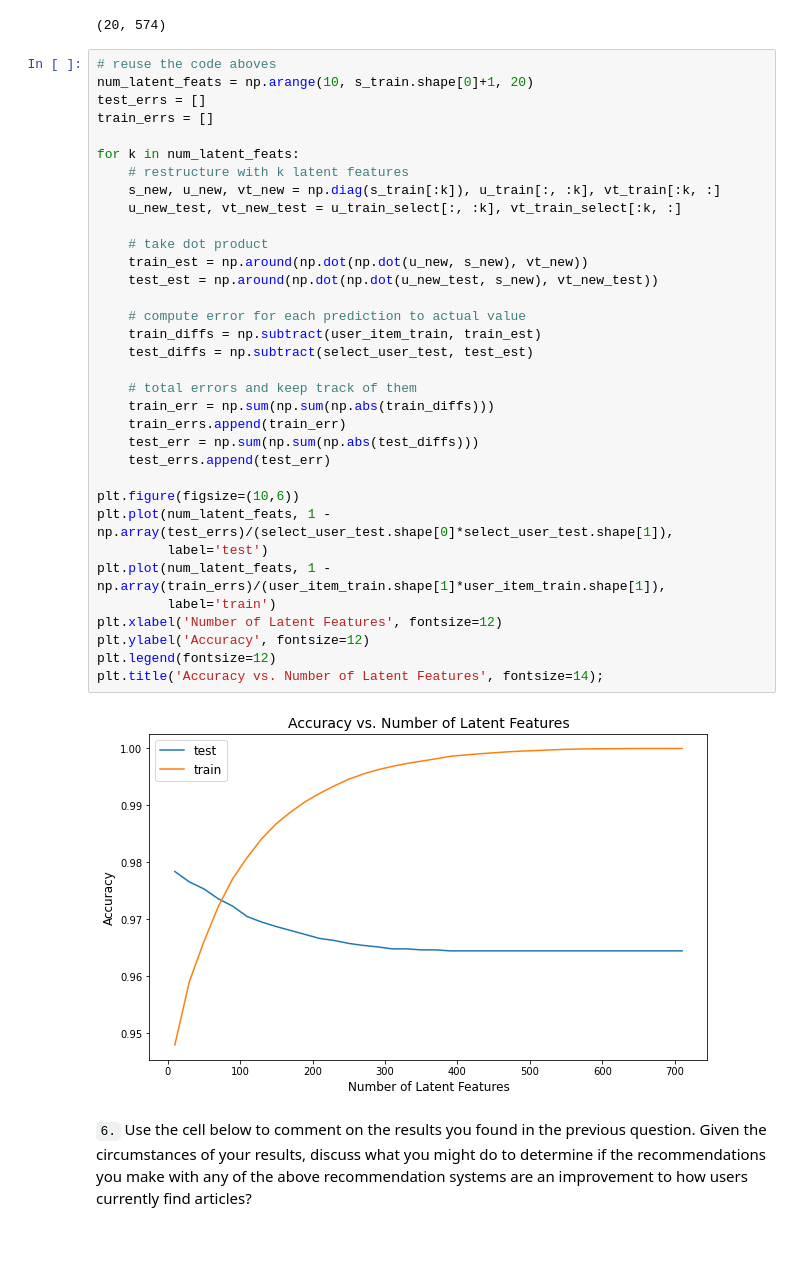
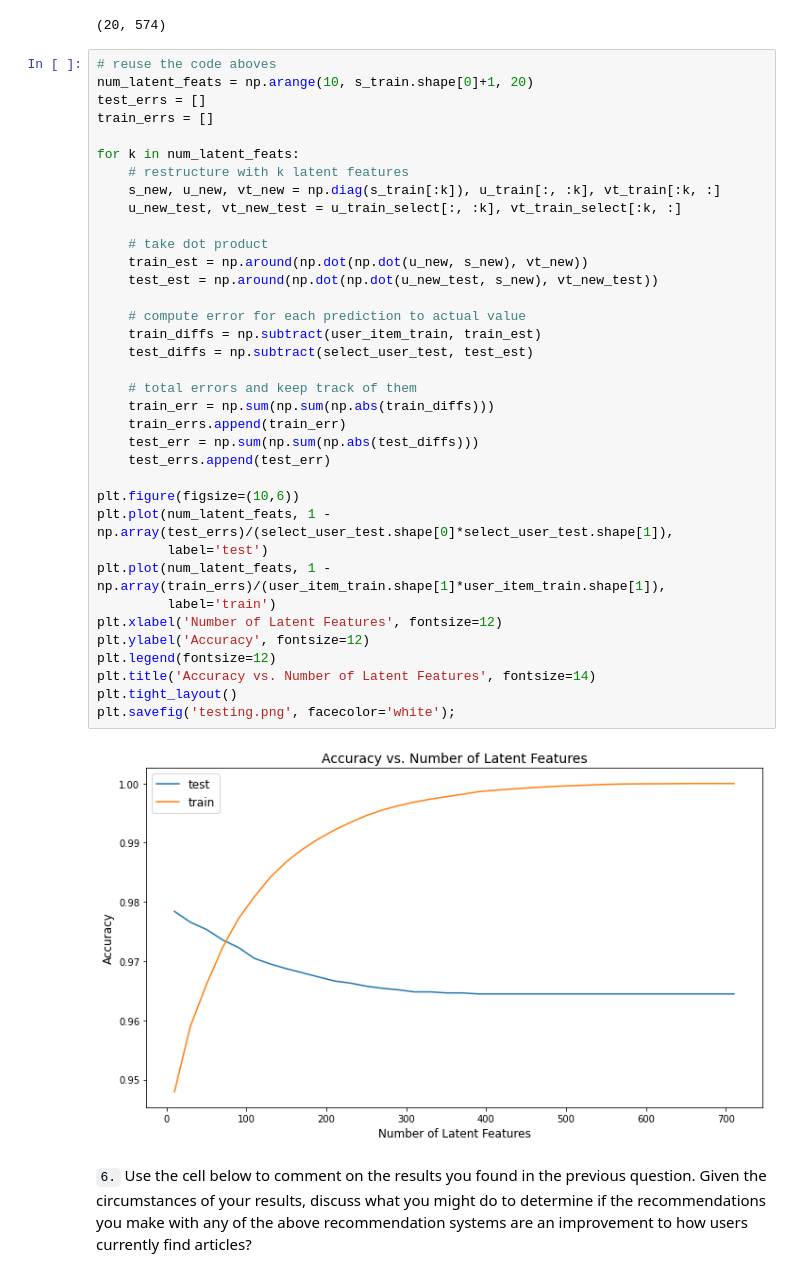
Before and after one commit to binh-bk/ibm-recommdation, a Jupyter notebook: Recommendations_with_IBM.ipynb, the cells around one changed output. Drawn from its saved outputs; the diff is of its cells as text; blank space fills up the shorter version.

Commit message:
export image

```diff
--- a/Recommendations_with_IBM.ipynb
+++ b/Recommendations_with_IBM.ipynb
@@ -1054,35 +1054,37 @@ test_errs = []
 train_errs = []
 
 for k in num_latent_feats:
     # restructure with k latent features
     s_new, u_new, vt_new = np.diag(s_train[:k]), u_train[:, :k], vt_train[:k, :]
     u_new_test, vt_new_test = u_train_select[:, :k], vt_train_select[:k, :]
 
     # take dot product
     train_est = np.around(np.dot(np.dot(u_new, s_new), vt_new))
     test_est = np.around(np.dot(np.dot(u_new_test, s_new), vt_new_test))
 
     # compute error for each prediction to actual value
     train_diffs = np.subtract(user_item_train, train_est)
     test_diffs = np.subtract(select_user_test, test_est)
 
     # total errors and keep track of them
     train_err = np.sum(np.sum(np.abs(train_diffs)))
     train_errs.append(train_err)
     test_err = np.sum(np.sum(np.abs(test_diffs)))
     test_errs.append(test_err)
 
 plt.figure(figsize=(10,6))
 plt.plot(num_latent_feats, 1 - np.array(test_errs)/(select_user_test.shape[0]*select_user_test.shape[1]),
          label='test')
 plt.plot(num_latent_feats, 1 - np.array(train_errs)/(user_item_train.shape[1]*user_item_train.shape[1]),
          label='train')
 plt.xlabel('Number of Latent Features', fontsize=12)
 plt.ylabel('Accuracy', fontsize=12)
 plt.legend(fontsize=12)
-plt.title('Accuracy vs. Number of Latent Features', fontsize=14);
+plt.title('Accuracy vs. Number of Latent Features', fontsize=14)
+plt.tight_layout()
+plt.savefig('testing.png', facecolor='white');
 # %% [output]
-[figure, old version]
+[figure, new version]
 # %% [markdown]
 `6.` Use the cell below to comment on the results you found in the previous question. Given the circumstances of your results, discuss what you might do to determine if the recommendations you make with any of the above recommendation systems are an improvement to how users currently find articles?
 # %% [markdown]
```
Also changed, not shown: 2 other files.
